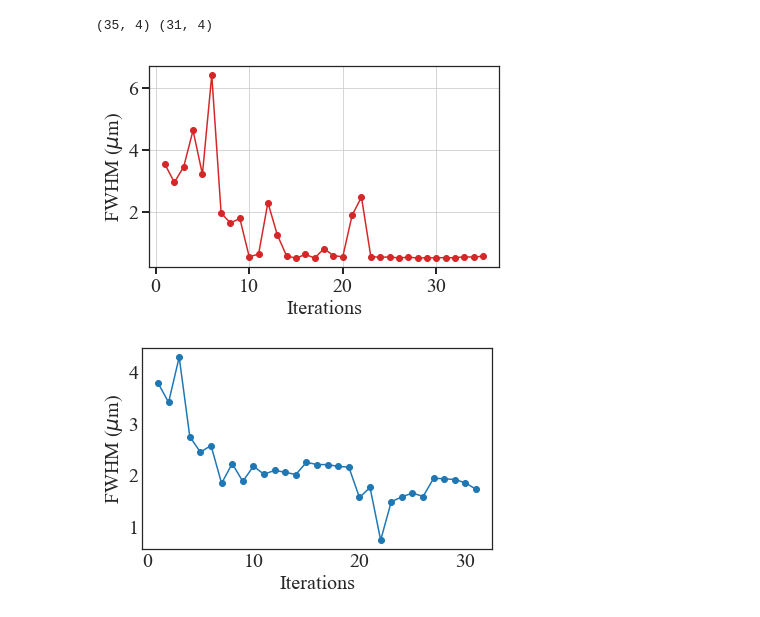
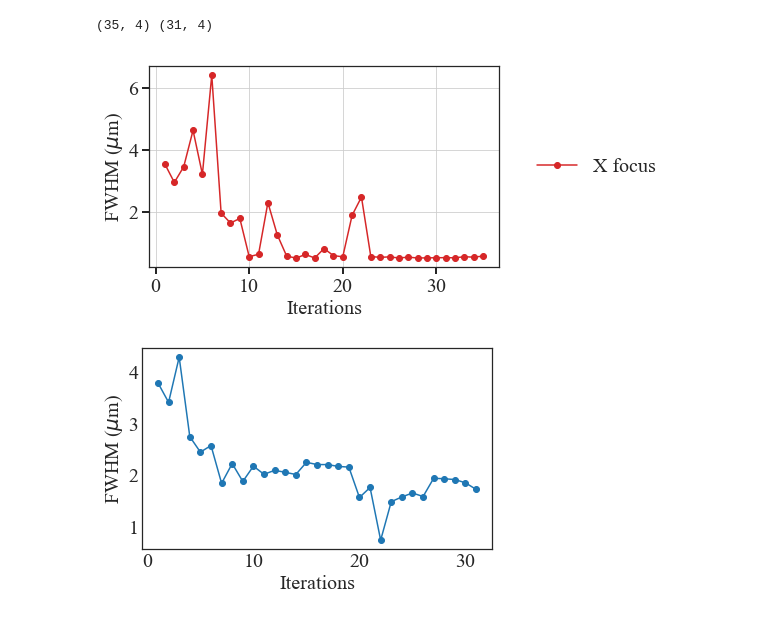
Before and after one commit to mcherukara/plotting, a Jupyter notebook: Plotting.ipynb, the cells around one changed output. Cells and saved outputs as stored; diff of their text form; code cells hidden in the pictures.

```diff
--- a/Plotting.ipynb
+++ b/Plotting.ipynb
@@ -17,22 +22,18 @@ print histx.shape, histz.shape
 xpts=np.linspace(0,histx.shape[0],histx.shape[0]+1)
 zpts=np.linspace(0,histz.shape[0],histz.shape[0]+1)
 # %%
-plt.style.use('seaborn-white')
-#matplotlib.rc('xtick', labelsize=20)
-#matplotlib.rc('ytick', labelsize=20)
-matplotlib.rc('font',family='Times New Roman')
-matplotlib.rcParams['font.size'] = 20
-plt.plot(xpts[1:],histx[:,0], 'C3o-')
+plt.plot(xpts[1:],histx[:,0], 'C3o-', label='X focus')
 plt.xlabel('Iterations')
 plt.ylabel('FWHM ($\mu$m)')
 plt.tight_layout()
 plt.grid()
+plt.legend(loc='center right', bbox_to_anchor=(1.5, 0.5))
 plt.tick_params(which='both', width=2)
 plt.tick_params(which='major', length=7)
 plt.tick_params(which='minor', length=5)
-plt.savefig('figs/x_iters.png', dpi=200)
+#plt.savefig('figs/x_iters.png', dpi=200)
 # %% [output]
-[figure, old version]
+[figure, new version]
 # %%
 plt.plot(zpts[1:],histz[:,0], 'C0o-')
 plt.xlabel('Iterations')
```
Also changed, not shown: parts of 6 cells of this notebook, 2 other files.
